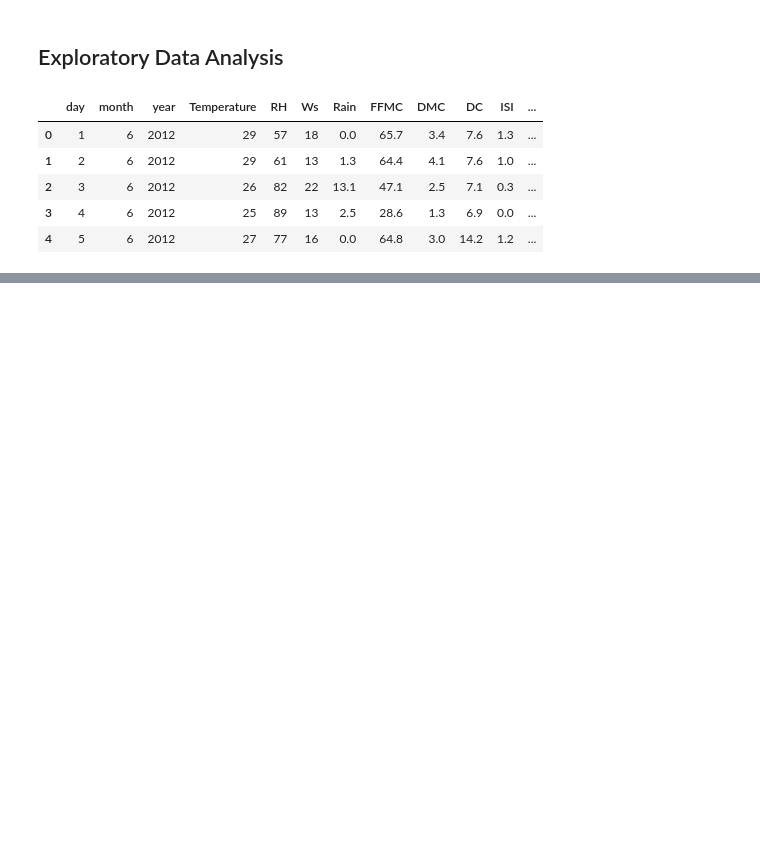
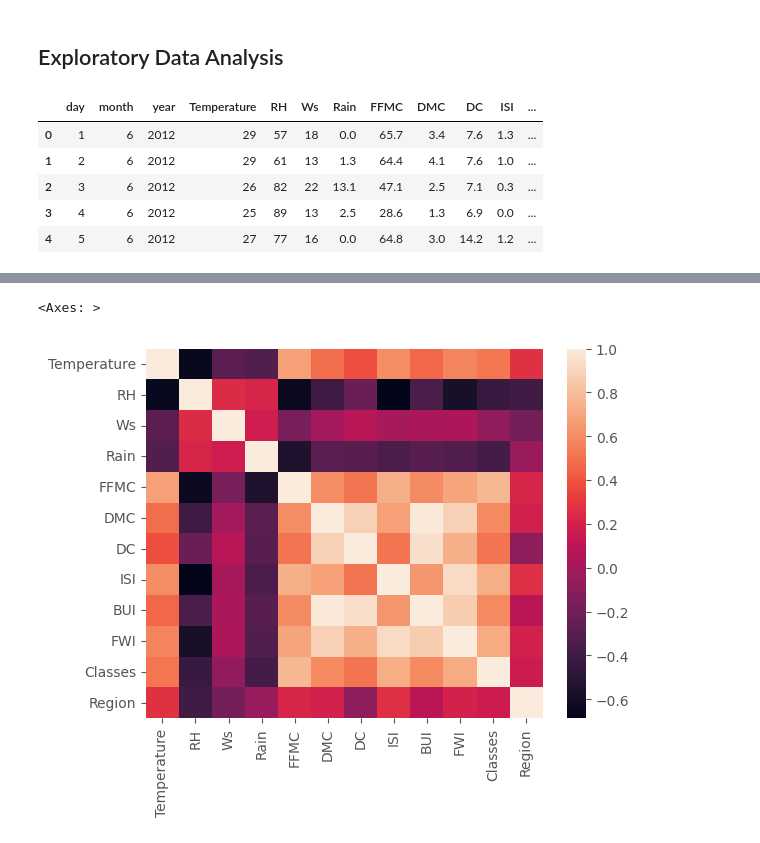
Before and after one commit to jasjeev013/ML_Learning, a Jupyter notebook: 28 - Ridge,Lasso,ElasticNet ML Algorithms/AlgerianForestFire.ipynb, the cells around one changed output, grey strips where cells are left out. Saved outputs shown, nothing was run; the diff lists cells and outputs as text; code cells hidden in the pictures; blank space fills up the shorter version.

```diff
--- a/28 - Ridge,Lasso,ElasticNet ML Algorithms/AlgerianForestFire.ipynb
+++ b/28 - Ridge,Lasso,ElasticNet ML Algorithms/AlgerianForestFire.ipynb
@@ -156,0 +213,5 @@ df.head()
+# %%
+sns.heatmap(df1.corr())
+# %% [output]
+<Axes: >
+[figure, added]
```
Also changed, not shown: parts of 13 cells of this notebook, 3 other files.
